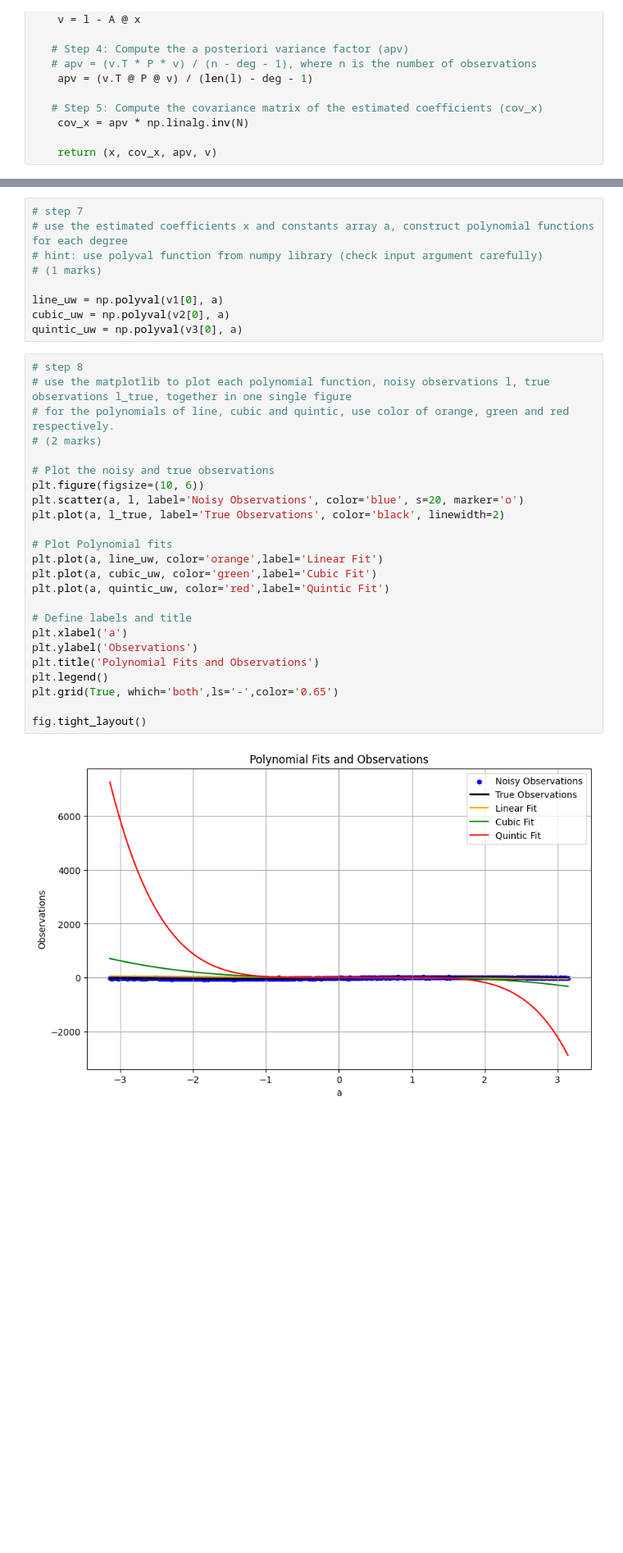
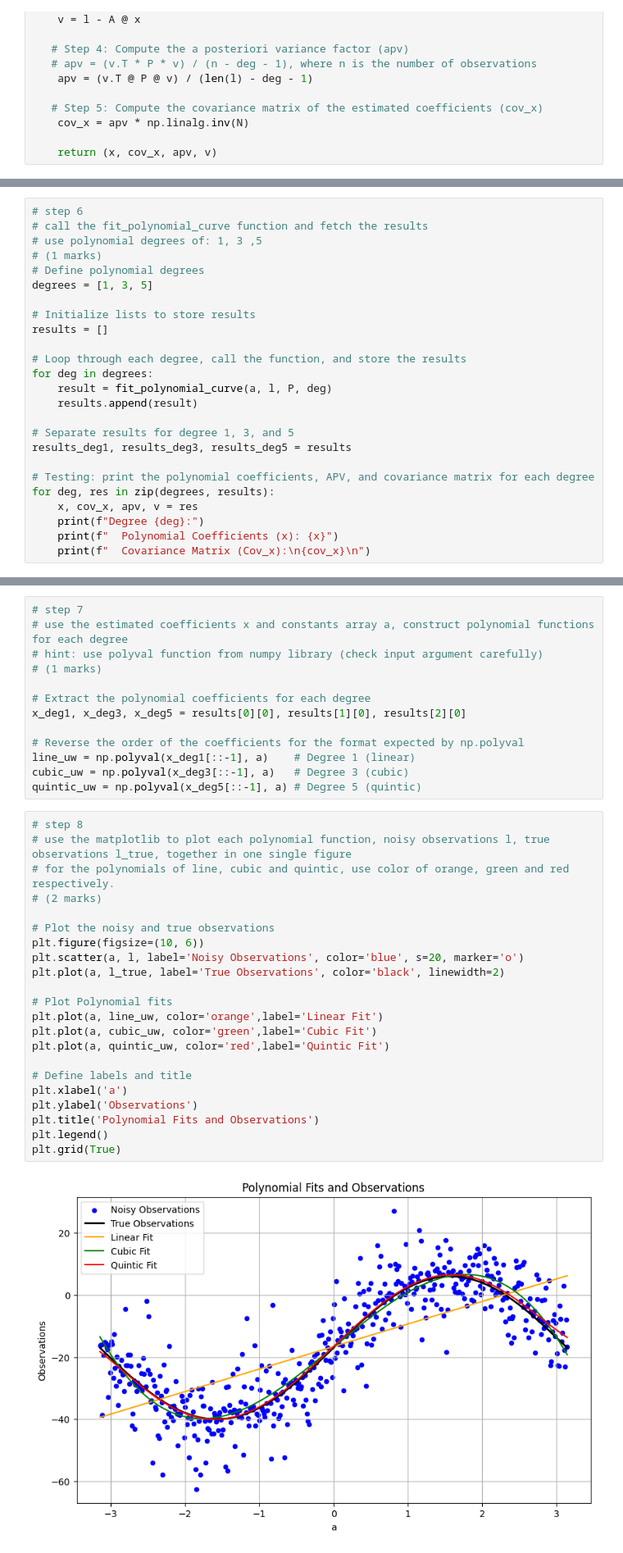
Before and after one commit to Kaushini1408/engg680_2024_fall, a Jupyter notebook: Lab_Assignment2/Assignment2.ipynb, the cells around one changed output, grey strips where cells are left out. Shown: that part at 82% size. Cells and saved outputs as stored; diff of their text form; blank space fills up the shorter version.

```diff
--- a/Lab_Assignment2/Assignment2.ipynb
+++ b/Lab_Assignment2/Assignment2.ipynb
@@ -147,0 +140,25 @@ v3 = fit_polynomial_curve(a, l, P, 5)
+# %%
+# step 6
+# call the fit_polynomial_curve function and fetch the results
+# use polynomial degrees of: 1, 3 ,5
+# (1 marks)
+# Define polynomial degrees
+degrees = [1, 3, 5]
+
+# Initialize lists to store results
+results = []
+
+# Loop through each degree, call the function, and store the results
+for deg in degrees:
+    result = fit_polynomial_curve(a, l, P, deg)
+    results.append(result)
+
+# Separate results for degree 1, 3, and 5
+results_deg1, results_deg3, results_deg5 = results
+
+# Testing: print the polynomial coefficients, APV, and covariance matrix for each degree
+for deg, res in zip(degrees, results):
+    x, cov_x, apv, v = res
+    print(f"Degree {deg}:")
+    print(f"  Polynomial Coefficients (x): {x}")
+    print(f"  Covariance Matrix (Cov_x):\n{cov_x}\n")
@@ -151,35 +186,37 @@ v3 = fit_polynomial_curve(a, l, P, 5)
 # hint: use polyval function from numpy library (check input argument carefully)
 # (1 marks)
 
-line_uw = np.polyval(v1[0], a)
-cubic_uw = np.polyval(v2[0], a)
-quintic_uw = np.polyval(v3[0], a)
+# Extract the polynomial coefficients for each degree
+x_deg1, x_deg3, x_deg5 = results[0][0], results[1][0], results[2][0]
+
+# Reverse the order of the coefficients for the format expected by np.polyval
+line_uw = np.polyval(x_deg1[::-1], a)    # Degree 1 (linear)
+cubic_uw = np.polyval(x_deg3[::-1], a)   # Degree 3 (cubic)
+quintic_uw = np.polyval(x_deg5[::-1], a) # Degree 5 (quintic)
 # %%
 # step 8
 # use the matplotlib to plot each polynomial function, noisy observations l, true observations l_true, together in one single figure
 # for the polynomials of line, cubic and quintic, use color of orange, green and red respectively.
 # (2 marks)
 
 # Plot the noisy and true observations
 plt.figure(figsize=(10, 6))
 plt.scatter(a, l, label='Noisy Observations', color='blue', s=20, marker='o')
 plt.plot(a, l_true, label='True Observations', color='black', linewidth=2)
 
 # Plot Polynomial fits
 plt.plot(a, line_uw, color='orange',label='Linear Fit')
 plt.plot(a, cubic_uw, color='green',label='Cubic Fit')
 plt.plot(a, quintic_uw, color='red',label='Quintic Fit')
 
 # Define labels and title
 plt.xlabel('a')
 plt.ylabel('Observations')
 plt.title('Polynomial Fits and Observations')
 plt.legend()
-plt.grid(True, which='both',ls='-',color='0.65')
-
-fig.tight_layout()
+plt.grid(True)
 # %% [output]
-[figure, old version]
+[figure, new version]
 # %%
 # step 9
 # print the a posterier variance factor for each polynomial function
```
Also changed, not shown: parts of 6 cells of this notebook.
